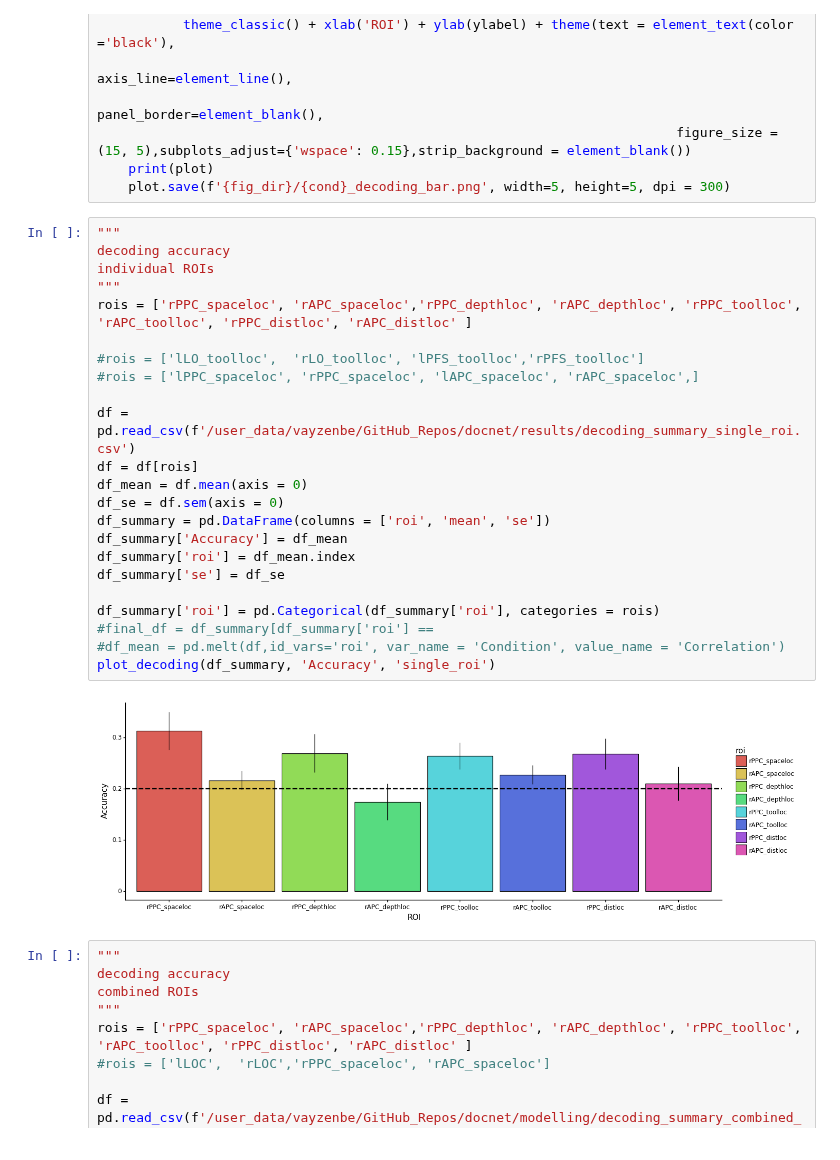
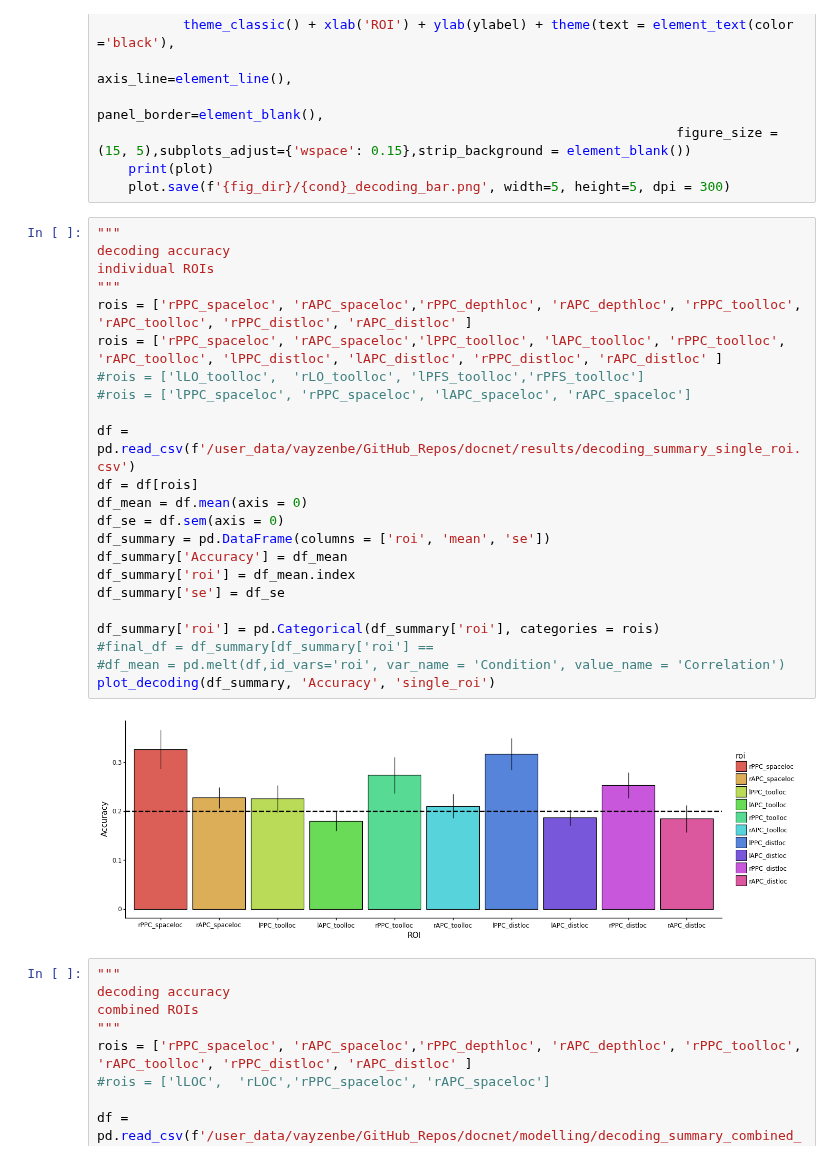
Before and after one commit to vayzenb/docnet, a Jupyter notebook: fmri/exp2_create_figures.ipynb, the cells around one changed output. Cells and saved outputs as stored; diff of their text form.

```diff
--- a/fmri/exp2_create_figures.ipynb
+++ b/fmri/exp2_create_figures.ipynb
@@ -61,28 +61,28 @@ def plot_decoding(df, ylabel, cond):
 # %%
 """
 decoding accuracy
 individual ROIs
 """
 rois = ['rPPC_spaceloc', 'rAPC_spaceloc','rPPC_depthloc', 'rAPC_depthloc', 'rPPC_toolloc', 'rAPC_toolloc', 'rPPC_distloc', 'rAPC_distloc' ]
-
+rois = ['rPPC_spaceloc', 'rAPC_spaceloc','lPPC_toolloc', 'lAPC_toolloc', 'rPPC_toolloc', 'rAPC_toolloc', 'lPPC_distloc', 'lAPC_distloc', 'rPPC_distloc', 'rAPC_distloc' ]
 #rois = ['lLO_toolloc',  'rLO_toolloc', 'lPFS_toolloc','rPFS_toolloc']
-#rois = ['lPPC_spaceloc', 'rPPC_spaceloc', 'lAPC_spaceloc', 'rAPC_spaceloc',]
+#rois = ['lPPC_spaceloc', 'rPPC_spaceloc', 'lAPC_spaceloc', 'rAPC_spaceloc']
 
 df = pd.read_csv(f'/user_data/vayzenbe/GitHub_Repos/docnet/results/decoding_summary_single_roi.csv')
 df = df[rois]
 df_mean = df.mean(axis = 0)
 df_se = df.sem(axis = 0)
 df_summary = pd.DataFrame(columns = ['roi', 'mean', 'se'])
 df_summary['Accuracy'] = df_mean
 df_summary['roi'] = df_mean.index
 df_summary['se'] = df_se
 
 df_summary['roi'] = pd.Categorical(df_summary['roi'], categories = rois)
 #final_df = df_summary[df_summary['roi'] ==
 #df_mean = pd.melt(df,id_vars='roi', var_name = 'Condition', value_name = 'Correlation')
 plot_decoding(df_summary, 'Accuracy', 'single_roi')
 # %% [output]
-[figure, old version]
+[figure, new version]
 # %%
 """
 decoding accuracy
```
Also changed, not shown: 5 other files.
